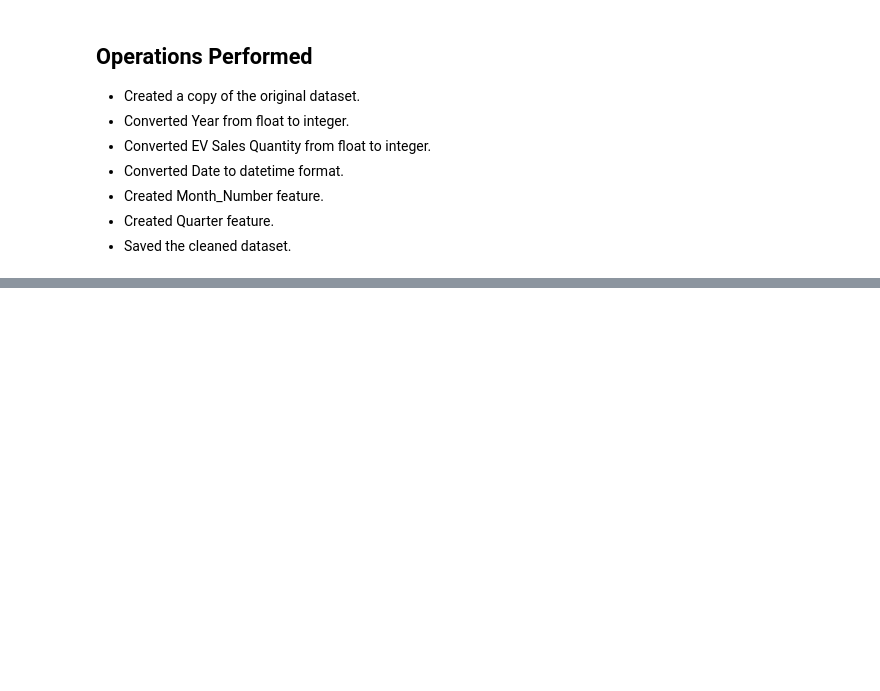
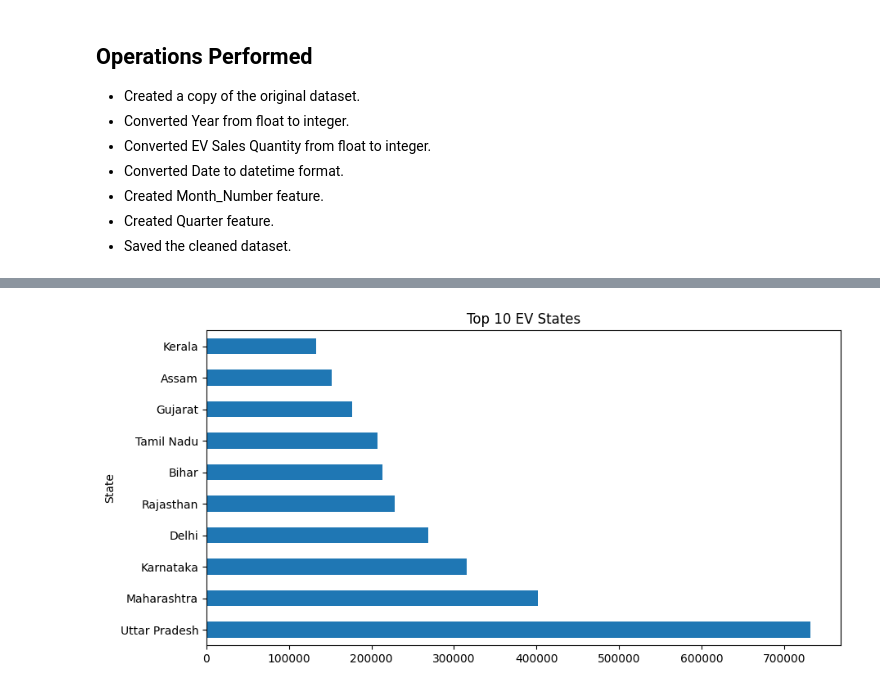
Before and after one commit to surya-20062006/VoltIQ-EV-Analytics, a Jupyter notebook: notebooks/ev_market_analysis.ipynb, the cells around one changed output, grey strips where cells are left out. Saved outputs shown, nothing was run; the diff lists cells and outputs as text; code cells hidden in the pictures; blank space fills up the shorter version.

```diff
--- a/notebooks/ev_market_analysis.ipynb
+++ b/notebooks/ev_market_analysis.ipynb
@@ -179,0 +217,9 @@ df_clean.to_csv(
+# %%
+top_states = (
+    df_clean.groupby("State")["EV_Sales_Quantity"]
+    .sum()
+    .sort_values(ascending=False)
+    .head(10)
+)
+
+top_states
@@ -179,0 +239,6 @@ df_clean.to_csv(
+# %%
+top_states.plot(kind="barh", figsize=(10,5))
+plt.title("Top 10 EV States")
+plt.show()
+# %% [output]
+[figure, added]
```
Also changed, not shown: parts of 13 cells of this notebook.
